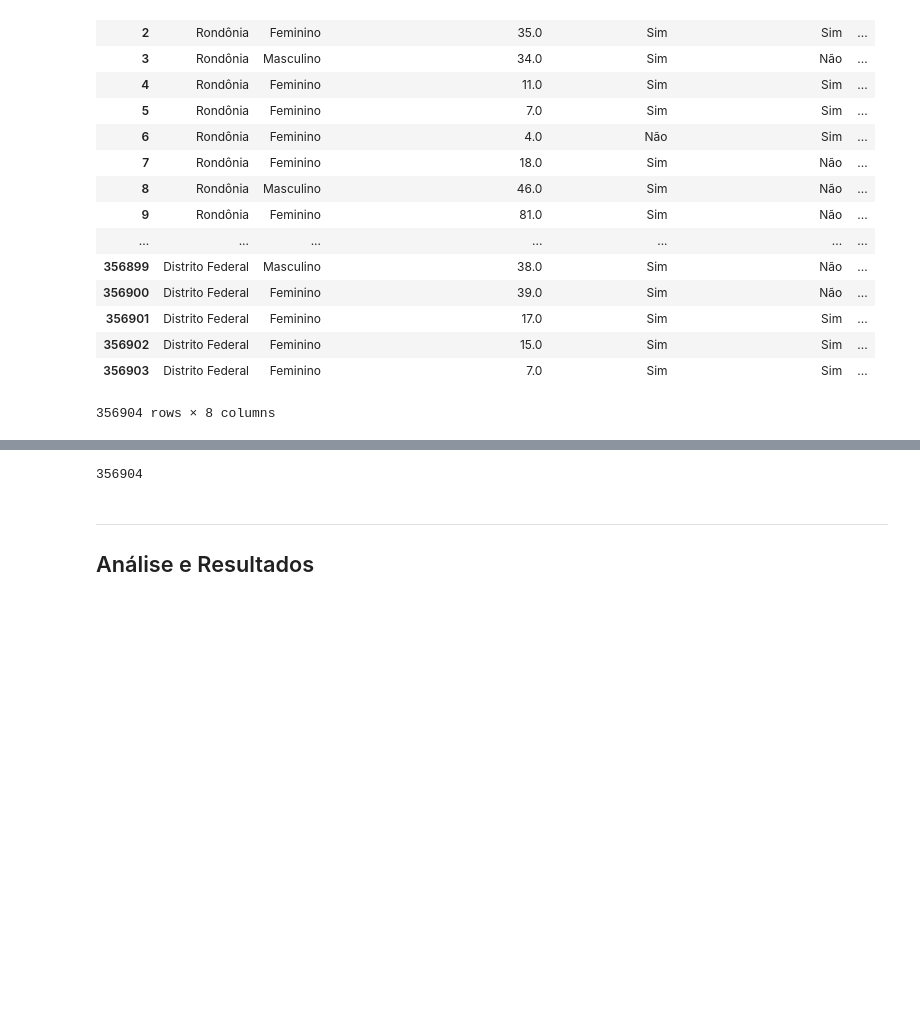
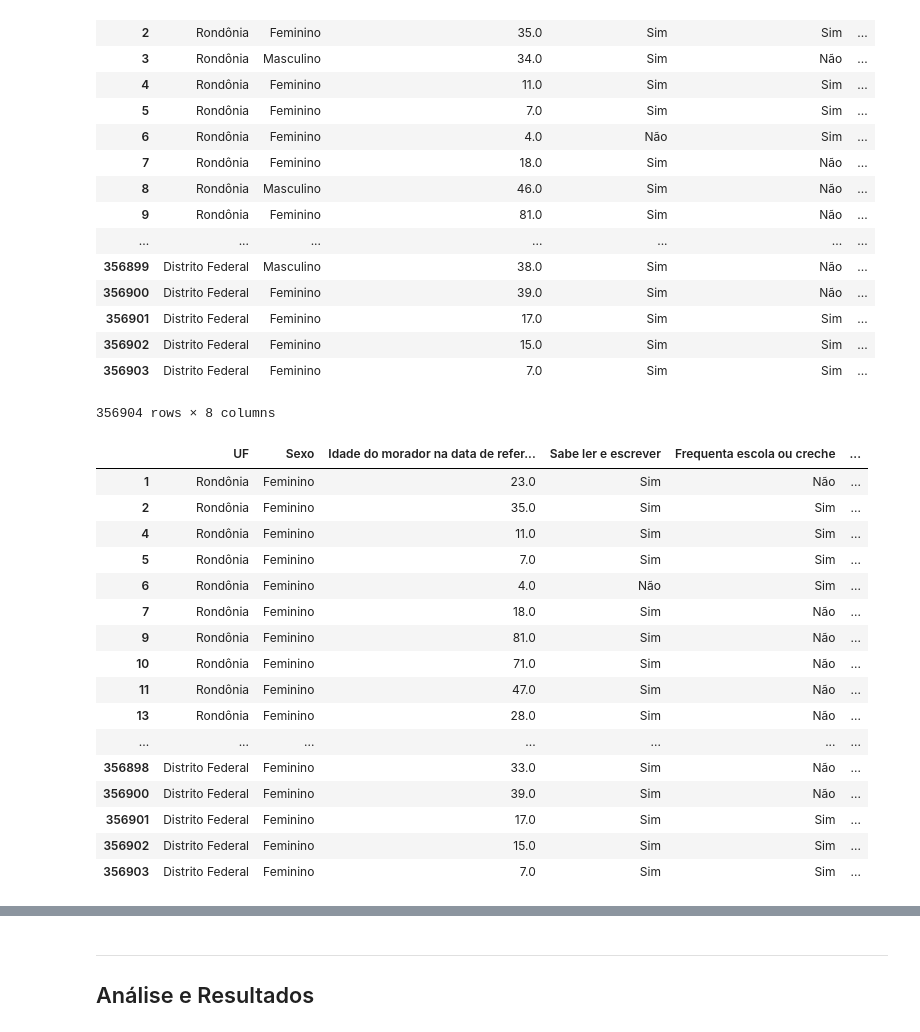
Before and after one commit to slimkaki/Dados_DP_2018, a Jupyter notebook: Projeto1 Pnad.ipynb, the cells around one changed output, grey strips where cells are left out. Saved outputs shown, nothing was run; the diff lists cells and outputs as text; code cells hidden in the pictures; blank space fills up the shorter version.

```diff
--- a/Projeto1 Pnad.ipynb
+++ b/Projeto1 Pnad.ipynb
@@ -86,7 +86,24 @@ df2015
 | 356903 | Distrito Federal | Feminino | 7.0 | Sim | Sim | ... |
 356904 rows × 8 columns
 # %%
-df2015[(df2015.Sexo=='Feminino')|(df2015.Frequenta escola ou creche=='Sim')]
+df2015[(df2015.Sexo=='Feminino')|(df2015['Frequenta escola ou creche']=='Sim')]
 #df2015[(df2015.Sexo=='Feminino')|(df2015.Frequenta escola ou creche=='Não')|(df2015.Já frequentou escola ou creche=='Sim')]
 #df2015.Sexo.count()
 # %% [output]
+|  | UF | Sexo | Idade do morador na data de refer... | Sabe ler e escrever | Frequenta escola ou creche | ... |
+| 1 | Rondônia | Feminino | 23.0 | Sim | Não | ... |
+| 2 | Rondônia | Feminino | 35.0 | Sim | Sim | ... |
+| 4 | Rondônia | Feminino | 11.0 | Sim | Sim | ... |
+| 5 | Rondônia | Feminino | 7.0 | Sim | Sim | ... |
+| 6 | Rondônia | Feminino | 4.0 | Não | Sim | ... |
+| 7 | Rondônia | Feminino | 18.0 | Sim | Não | ... |
+| 9 | Rondônia | Feminino | 81.0 | Sim | Não | ... |
+| 10 | Rondônia | Feminino | 71.0 | Sim | Não | ... |
+| 11 | Rondônia | Feminino | 47.0 | Sim | Não | ... |
+| 13 | Rondônia | Feminino | 28.0 | Sim | Não | ... |
+| ... | ... | ... | ... | ... | ... | ... |
+| 356898 | Distrito Federal | Feminino | 33.0 | Sim | Não | ... |
+| 356900 | Distrito Federal | Feminino | 39.0 | Sim | Não | ... |
+| 356901 | Distrito Federal | Feminino | 17.0 | Sim | Sim | ... |
+| 356902 | Distrito Federal | Feminino | 15.0 | Sim | Sim | ... |
+| 356903 | Distrito Federal | Feminino | 7.0 | Sim | Sim | ... |
@@ -94,7 +111,3 @@ SyntaxError: invalid syntax (<ipython-input-1-6f5f65af6d33>, line 1)
-# %%
-df2015.Sexo.count()
-# %% [output]
-356904
 # %% [markdown]
 ___
 ## Análise e Resultados
```
Also changed, not shown: parts of 2 cells of this notebook, 1 other file.
